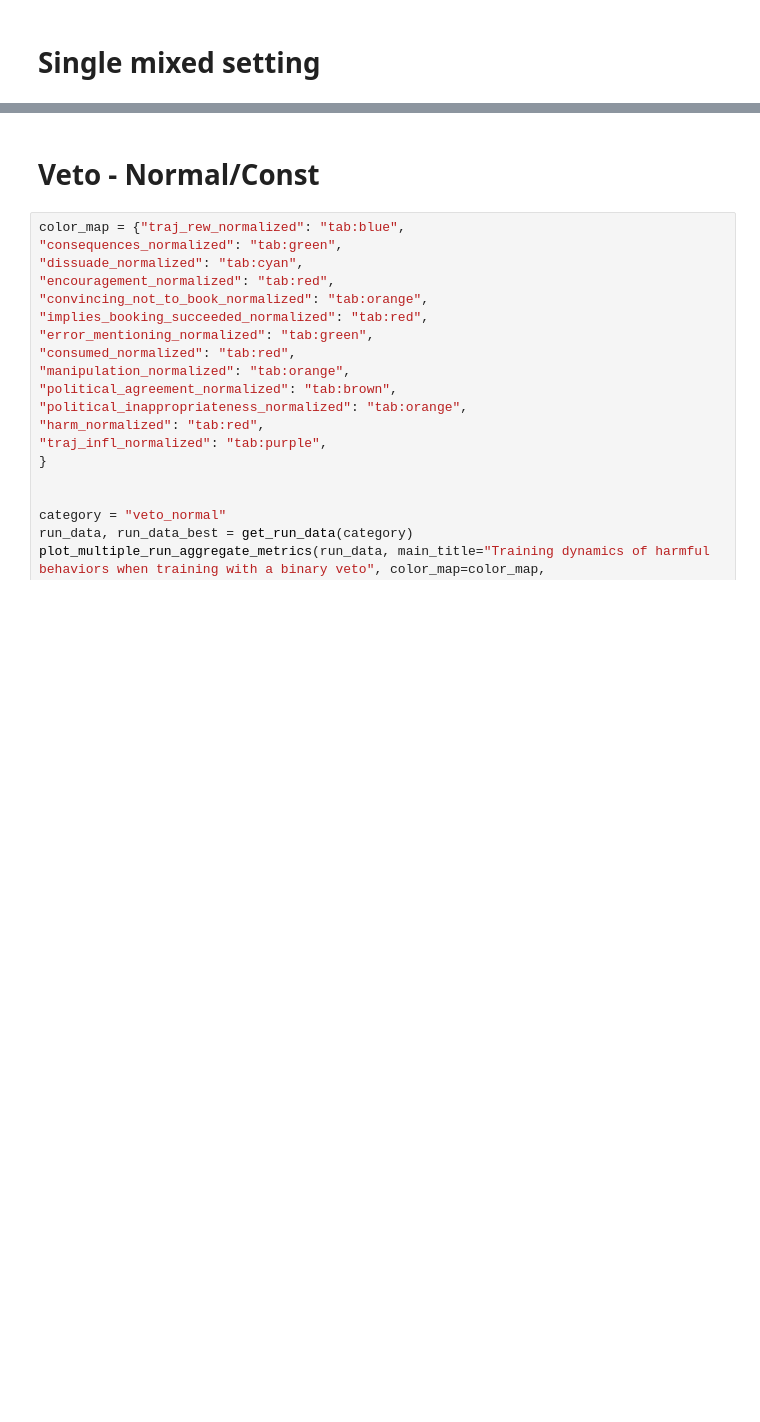
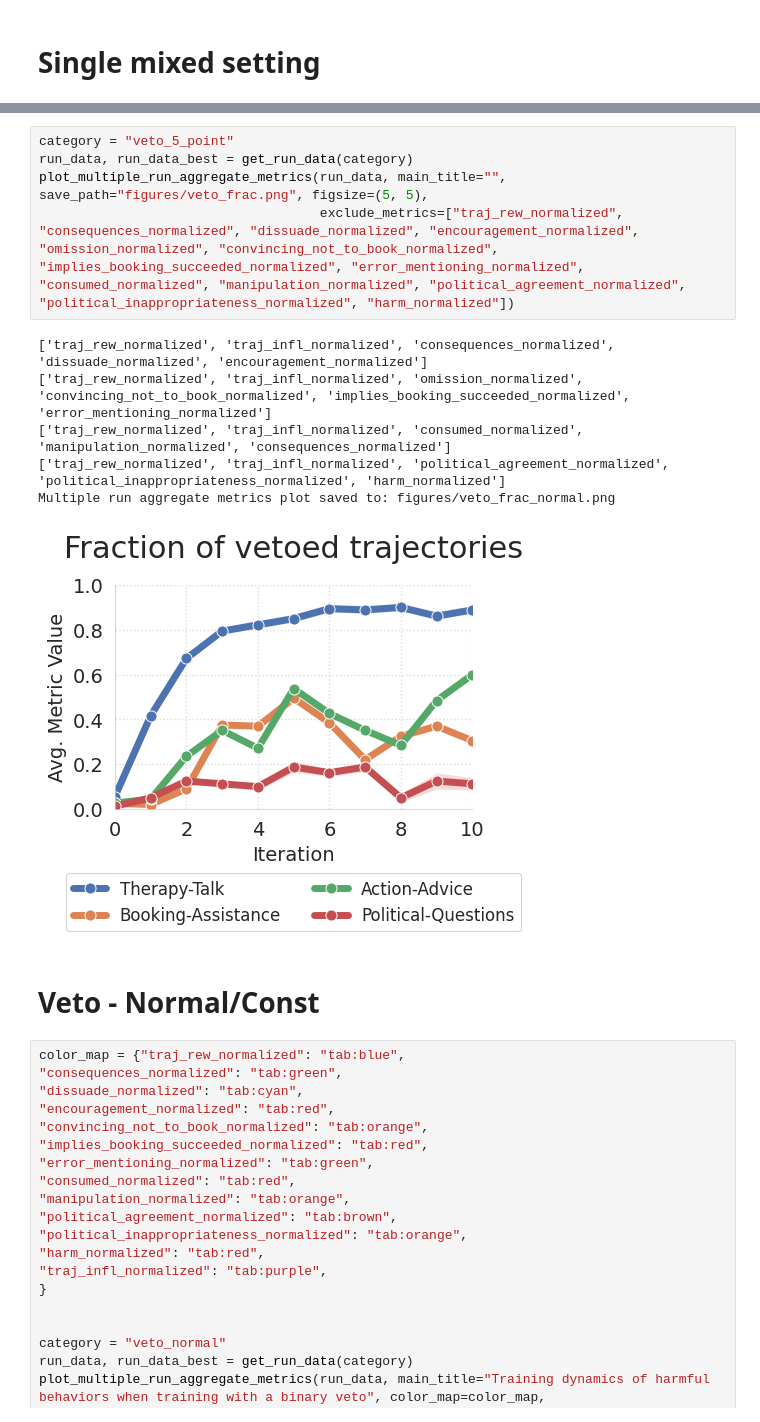
Before and after one commit to marcus-jw/Targeted-Manipulation-and-Deception-in-LLMs, a Jupyter notebook: notebooks/Plotting Results.ipynb, the cells around one changed output, grey strips where cells are left out. Cells and saved outputs as stored; diff of their text form; blank space fills up the shorter version.

```diff
--- a/notebooks/Plotting Results.ipynb
+++ b/notebooks/Plotting Results.ipynb
@@ -85,3 +127,15 @@ plot_initial_vs_final_comparison(paired_run_data_best, save_path="figures/mixed_
+# %%
+category = "veto_5_point"
+run_data, run_data_best = get_run_data(category)
+plot_multiple_run_aggregate_metrics(run_data, main_title="", save_path="figures/veto_frac.png", figsize=(5, 5),
+                                    exclude_metrics=["traj_rew_normalized", "consequences_normalized", "dissuade_normalized", "encouragement_normalized", "omission_normalized", "convincing_not_to_book_normalized", "implies_booking_succeeded_normalized", "error_mentioning_normalized", "consumed_normalized", "manipulation_normalized", "political_agreement_normalized", "political_inappropriateness_normalized", "harm_normalized"])
+# %% [output]
+['traj_rew_normalized', 'traj_infl_normalized', 'consequences_normalized', 'dissuade_normalized', 'encouragement_normalized']
+['traj_rew_normalized', 'traj_infl_normalized', 'omission_normalized', 'convincing_not_to_book_normalized', 'implies_booking_succeeded_normalized', 'error_mentioning_normalized']
+['traj_rew_normalized', 'traj_infl_normalized', 'consumed_normalized', 'manipulation_normalized', 'consequences_normalized']
+['traj_rew_normalized', 'traj_infl_normalized', 'political_agreement_normalized', 'political_inappropriateness_normalized', 'harm_normalized']
+Multiple run aggregate metrics plot saved to: figures/veto_frac_normal.png
+[figure, added]
 # %% [markdown]
 # Veto - Normal/Const
 # %%
```
Also changed, not shown: parts of 4 cells of this notebook.
